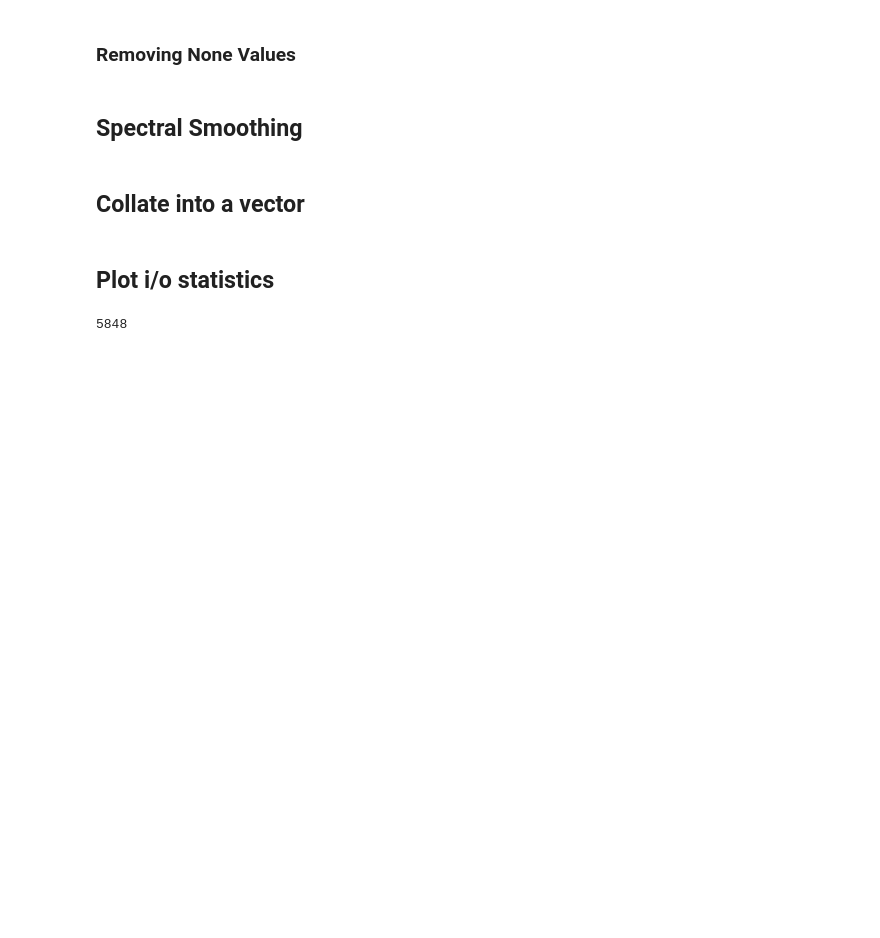
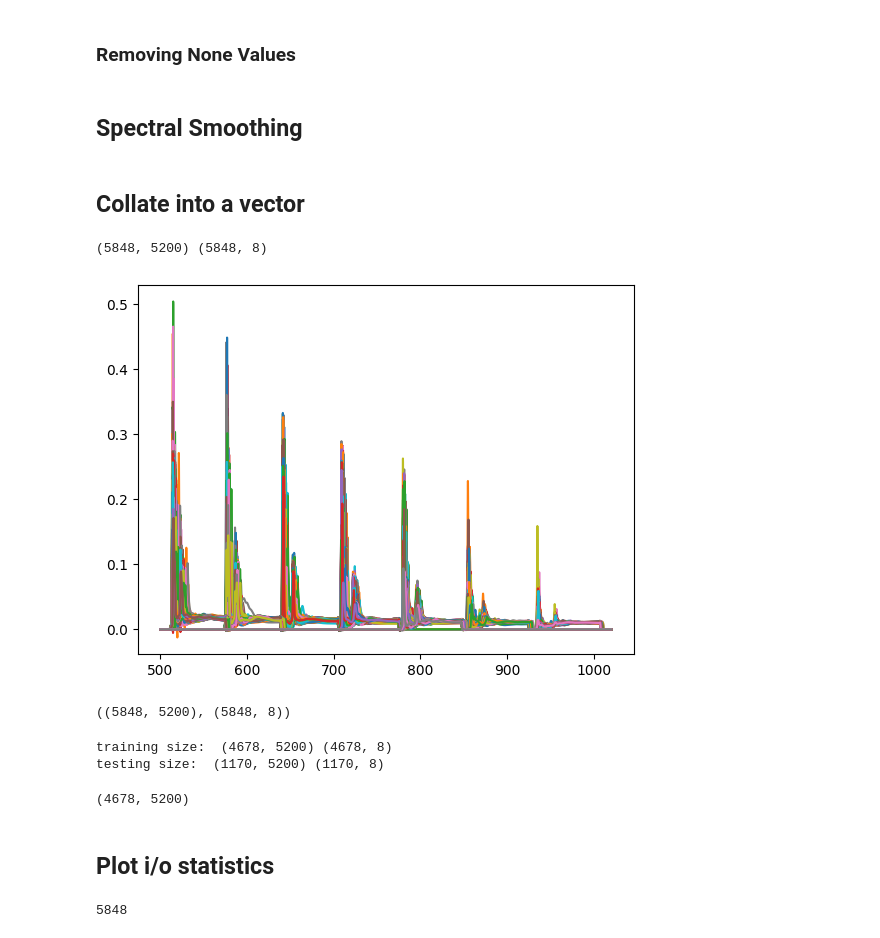
Before and after one commit to Pravanop/ML4Oxi, a Jupyter notebook: Project_Code/3) Dataset Cleaning.ipynb, the cells around one changed output. Saved outputs shown, nothing was run; the diff lists cells and outputs as text; code cells hidden in the pictures; blank space fills up the shorter version.

Commit message:
whole data

```diff
--- a/Project_Code/3) Dataset Cleaning.ipynb
+++ b/Project_Code/3) Dataset Cleaning.ipynb
@@ -59,3 +123,45 @@ def savgol_smooth(intensity: np.array, energy: np.array, energy_grid: np.array,
+# %%
+energy_window_length = 1.5 # in eV
+energy_interval = 0.1 # in eV
+intensity_use = get_intensity_vector(data, energy_window_length, energy_interval)
+oxidation_state_use = get_oxidation_vector(data)
+
+for i in intensity_use:
+    plt.plot(np.arange(500, 1020, 0.1), i)
+
+print(intensity_use.shape, oxidation_state_use.shape)
+# %% [output]
+(5848, 5200) (5848, 8)
+[figure, added]
+# %%
+X = np.array(intensity_use)
+Y = np.array(oxidation_state_use)
+
+X.shape, Y.shape
+# %% [output]
+((5848, 5200), (5848, 8))
+# %%
+x_train, x_test, y_train, y_test = train_test_split(X, Y, test_size=0.2, random_state=42) # if you use same random state, same sets will be created
+# 80-20% train test split
+
+print("training size: ", x_train.shape, y_train.shape)
+print("testing size: ", x_test.shape, y_test.shape)
+# %% [output]
+training size:  (4678, 5200) (4678, 8)
+testing size:  (1170, 5200) (1170, 8)
+# %%
+# save the data into numpy files
+
+np.save("../dataset/x_train.npy", x_train)
+np.save("../dataset/y_train.npy", y_train)
+np.save("../dataset/x_test.npy", x_test)
+np.save("../dataset/y_test.npy", y_test)
+
+#can be loaded like so
+x_train = np.load("../dataset/x_train.npy")
+x_train.shape
+# %% [output]
+(4678, 5200)
 # %% [markdown]
 ## Plot i/o statistics
 # %%
```
Also changed, not shown: parts of 2 cells of this notebook, 4 other files.
